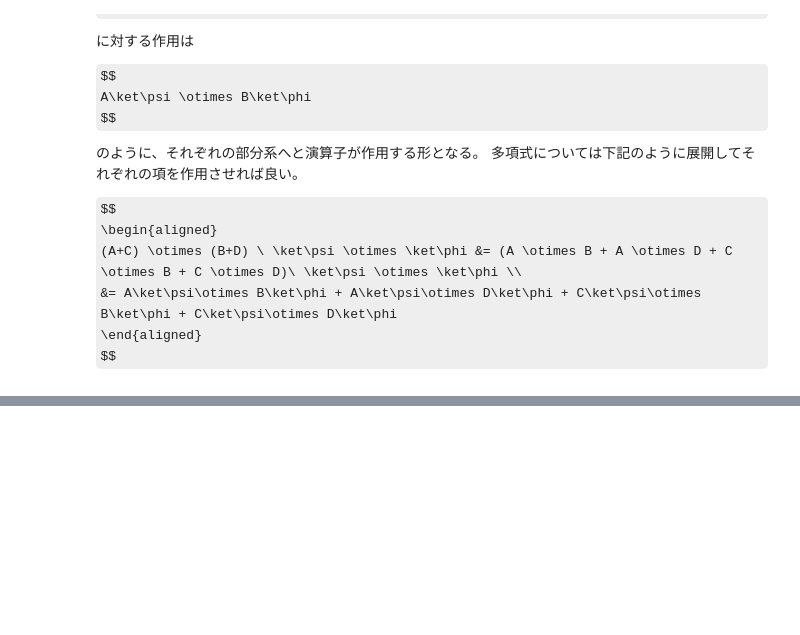
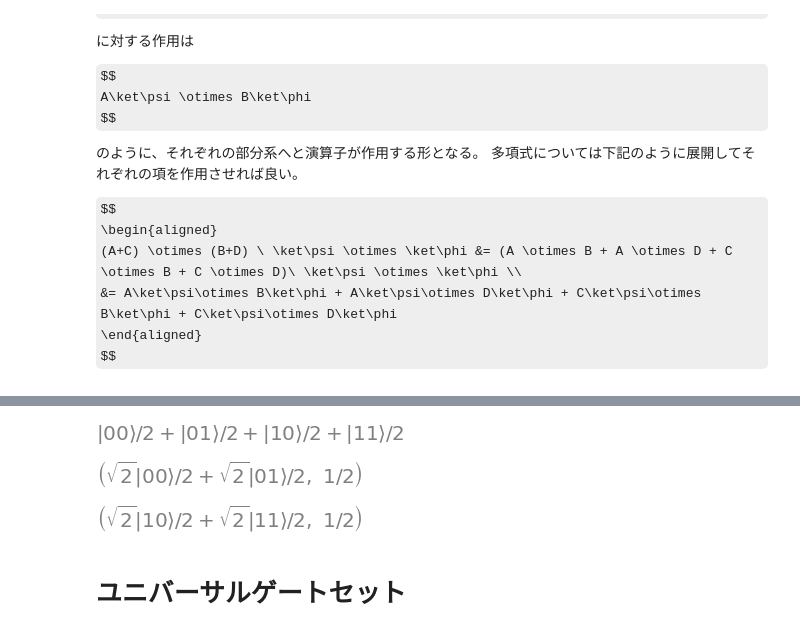
Before and after one commit to y-isono/quantum-computing-study-log, a Jupyter notebook: quantum-native-dojo/1_qubit.ipynb, the cells around one changed output, grey strips where cells are left out. Drawn from its saved outputs; the diff is of its cells as text; code cells hidden in the pictures; some formulas as TeX source; blank space fills up the shorter version.

Commit message:
study multipul qubit and measurement

```diff
--- a/quantum-native-dojo/1_qubit.ipynb
+++ b/quantum-native-dojo/1_qubit.ipynb
@@ -409,0 +490,5 @@ $$
+# %%
+psi = qapply(CNOT(1, 0)*H(1)*H(0)*Qubit('00'))
+psi
+# %% [output]
+[figure, added]
@@ -409,0 +498,10 @@ $$
+# %%
+measured_state_and_probability[0]
+# %% [output]
+[figure, added]
+# %%
+measured_state_and_probability[1]
+# %% [output]
+[figure, added]
+# %% [markdown]
+# ユニバーサルゲートセット
```
Also changed, not shown: parts of 5 cells of this notebook.
